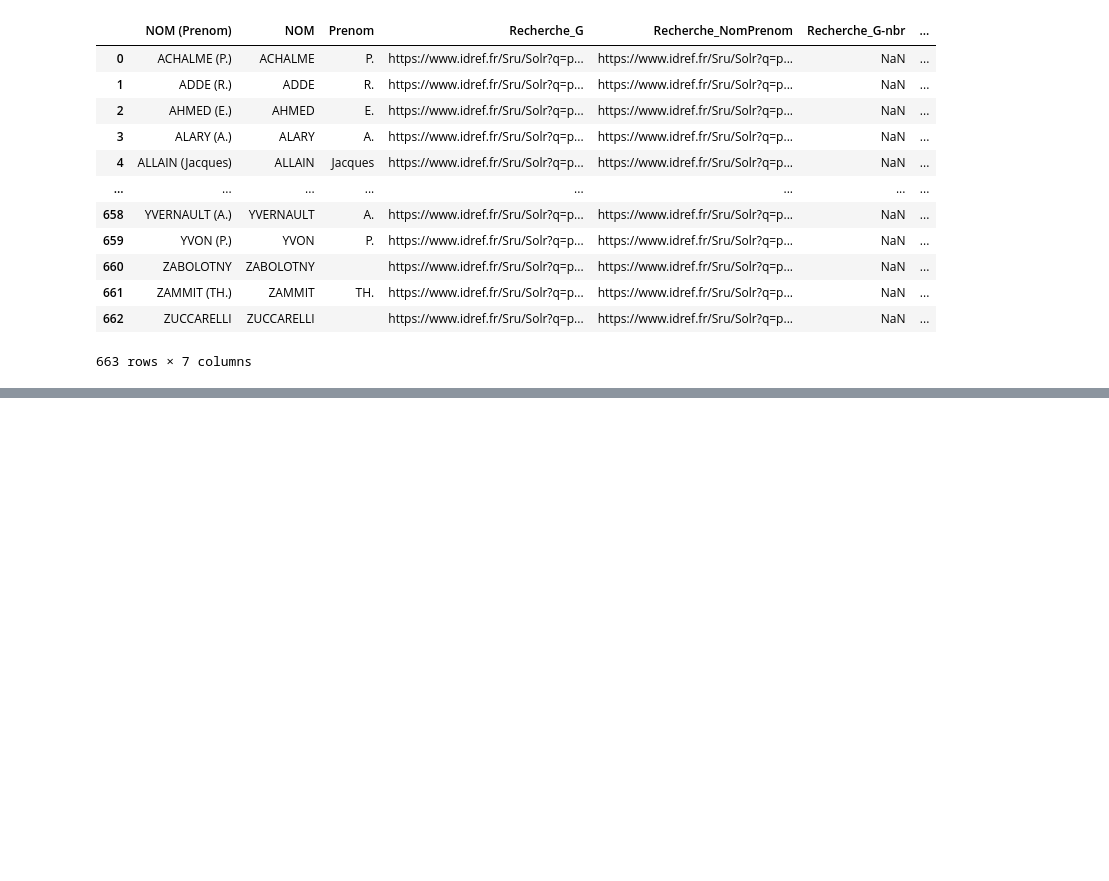
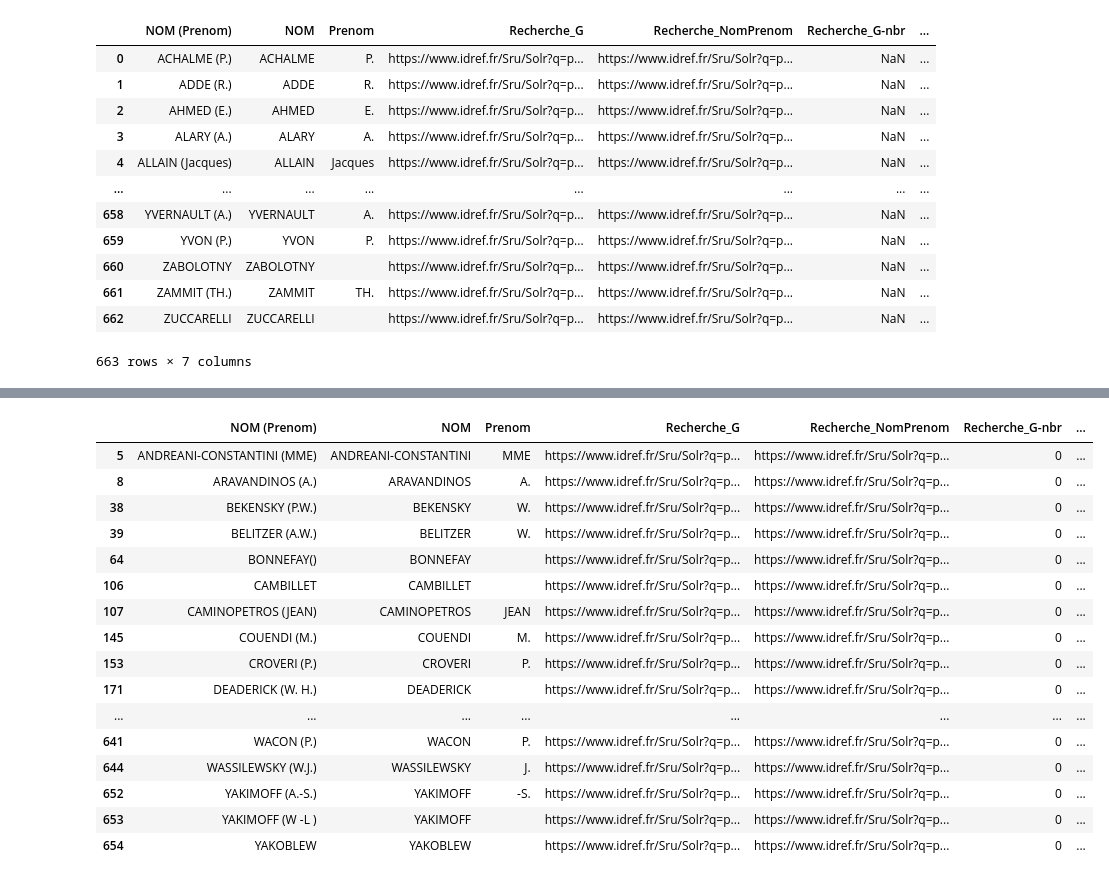
Before and after one commit to LilyG98/Cours_16.10, a Jupyter notebook: Structuration_donnees-revues/BDR/IDRef-Exploration.ipynb, the cells around one changed output, grey strips where cells are left out. Cells and saved outputs as stored; diff of their text form; code cells hidden in the pictures; blank space fills up the shorter version.

```diff
--- a/Structuration_donnees-revues/BDR/IDRef-Exploration.ipynb
+++ b/Structuration_donnees-revues/BDR/IDRef-Exploration.ipynb
@@ -181,0 +245,20 @@ df_contributeurs["Recherche_NomPrenom-nbr"] = IdRef_numfound_auteur(col)
+# %%
+df_contributeurs.loc[df_contributeurs["Recherche_G-nbr"] == "0"]
+# %% [output]
+|  | NOM (Prenom) | NOM | Prenom | Recherche_G | Recherche_NomPrenom | Recherche_G-nbr | ... |
+| 5 | ANDREANI-CONSTANTINI (MME) | ANDREANI-CONSTANTINI | MME | https://www.idref.fr/Sru/Solr?q=p... | https://www.idref.fr/Sru/Solr?q=p... | 0 | ... |
+| 8 | ARAVANDINOS (A.) | ARAVANDINOS | A. | https://www.idref.fr/Sru/Solr?q=p... | https://www.idref.fr/Sru/Solr?q=p... | 0 | ... |
+| 38 | BEKENSKY (P.W.) | BEKENSKY | W. | https://www.idref.fr/Sru/Solr?q=p... | https://www.idref.fr/Sru/Solr?q=p... | 0 | ... |
+| 39 | BELITZER (A.W.) | BELITZER | W. | https://www.idref.fr/Sru/Solr?q=p... | https://www.idref.fr/Sru/Solr?q=p... | 0 | ... |
+| 64 | BONNEFAY() | BONNEFAY |  | https://www.idref.fr/Sru/Solr?q=p... | https://www.idref.fr/Sru/Solr?q=p... | 0 | ... |
+| 106 | CAMBILLET | CAMBILLET |  | https://www.idref.fr/Sru/Solr?q=p... | https://www.idref.fr/Sru/Solr?q=p... | 0 | ... |
+| 107 | CAMINOPETROS (JEAN) | CAMINOPETROS | JEAN | https://www.idref.fr/Sru/Solr?q=p... | https://www.idref.fr/Sru/Solr?q=p... | 0 | ... |
+| 145 | COUENDI (M.) | COUENDI | M. | https://www.idref.fr/Sru/Solr?q=p... | https://www.idref.fr/Sru/Solr?q=p... | 0 | ... |
+| 153 | CROVERI (P.) | CROVERI | P. | https://www.idref.fr/Sru/Solr?q=p... | https://www.idref.fr/Sru/Solr?q=p... | 0 | ... |
+| 171 | DEADERICK (W. H.) | DEADERICK |  | https://www.idref.fr/Sru/Solr?q=p... | https://www.idref.fr/Sru/Solr?q=p... | 0 | ... |
+| ... | ... | ... | ... | ... | ... | ... | ... |
+| 641 | WACON (P.) | WACON | P. | https://www.idref.fr/Sru/Solr?q=p... | https://www.idref.fr/Sru/Solr?q=p... | 0 | ... |
+| 644 | WASSILEWSKY (W.J.) | WASSILEWSKY | J. | https://www.idref.fr/Sru/Solr?q=p... | https://www.idref.fr/Sru/Solr?q=p... | 0 | ... |
+| 652 | YAKIMOFF (A.-S.) | YAKIMOFF | -S. | https://www.idref.fr/Sru/Solr?q=p... | https://www.idref.fr/Sru/Solr?q=p... | 0 | ... |
+| 653 | YAKIMOFF (W -L ) | YAKIMOFF |  | https://www.idref.fr/Sru/Solr?q=p... | https://www.idref.fr/Sru/Solr?q=p... | 0 | ... |
+| 654 | YAKOBLEW | YAKOBLEW |  | https://www.idref.fr/Sru/Solr?q=p... | https://www.idref.fr/Sru/Solr?q=p... | 0 | ... |
```
Also changed, not shown: parts of 18 cells of this notebook, 2 other files.
